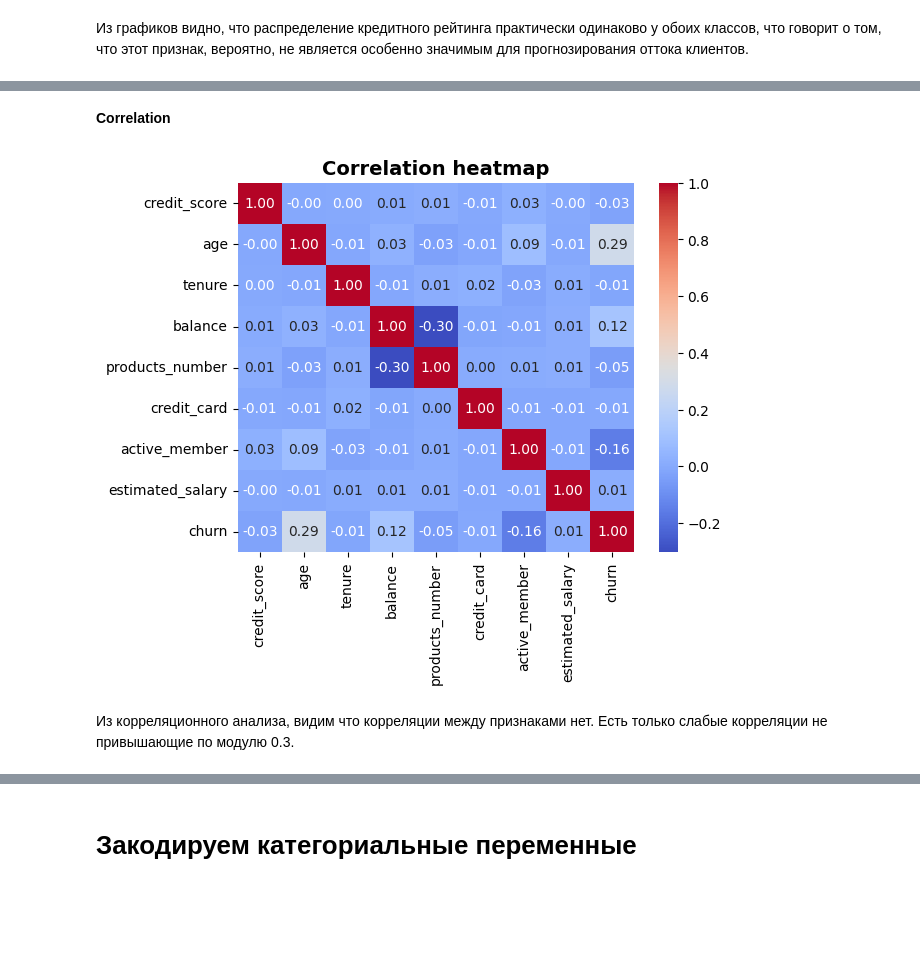
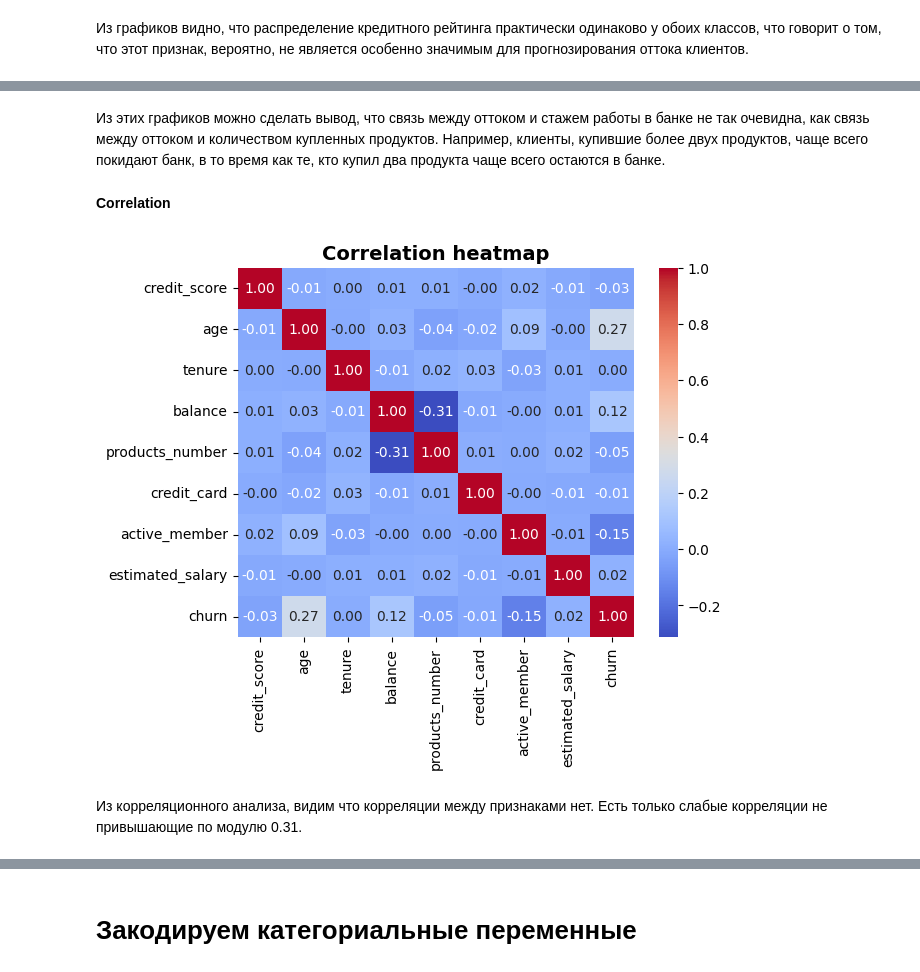
Before and after one commit to Mattheos1/andan_project, a Jupyter notebook: sample.ipynb, the cells around one changed output, grey strips where cells are left out. Cells and saved outputs as stored; diff of their text form; code cells hidden in the pictures; blank space fills up the shorter version.

```diff
--- a/sample.ipynb
+++ b/sample.ipynb
@@ -235,10 +292,12 @@ axs[1].set_title("Distribution of Churn by Credit Score");
+# %% [markdown]
+Из этих графиков можно сделать вывод, что связь между оттоком и стажем работы в банке не так очевидна, как связь между оттоком и количеством купленных продуктов. Например, клиенты, купившие более двух продуктов, чаще всего покидают банк, в то время как те, кто купил два продукта чаще всего остаются в банке.
 # %% [markdown]
 **Correlation**
 # %%
-ax = sns.heatmap(df.corr(numeric_only=True), cmap='coolwarm', annot=True, fmt="0.2f")
+ax = sns.heatmap(df_train.corr(numeric_only=True), cmap='coolwarm', annot=True, fmt="0.2f")
 ax.set_title("Correlation heatmap", fontsize=14, weight='bold')
 plt.show()
 # %% [output]
-[figure, old version]
+[figure, new version]
 # %% [markdown]
-Из корреляционного анализа, видим что корреляции между признаками нет. Есть только слабые корреляции не привышающие по модулю 0.3.
+Из корреляционного анализа, видим что корреляции между признаками нет. Есть только слабые корреляции не привышающие по модулю 0.31.
```
Also changed, not shown: parts of 17 cells of this notebook.
